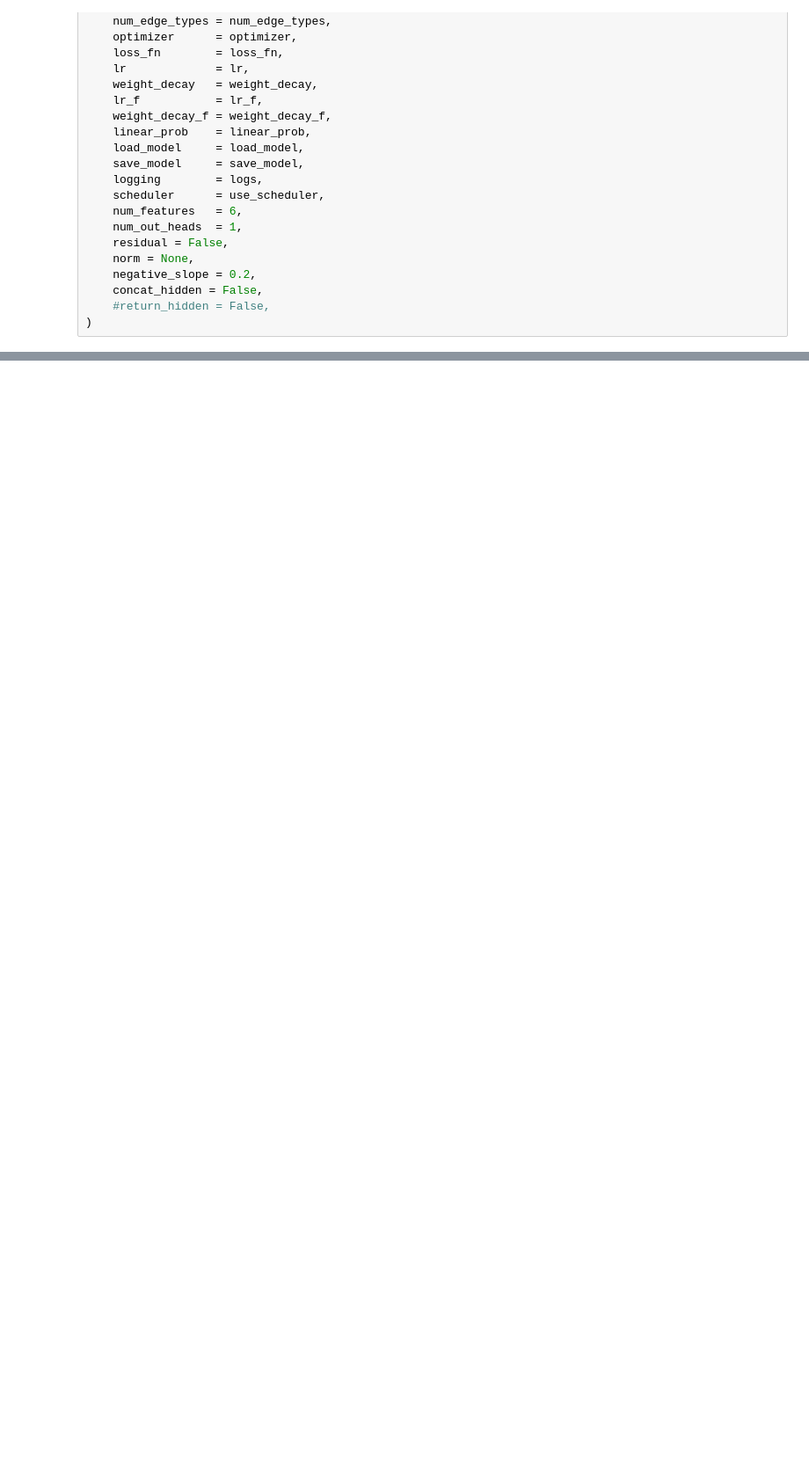
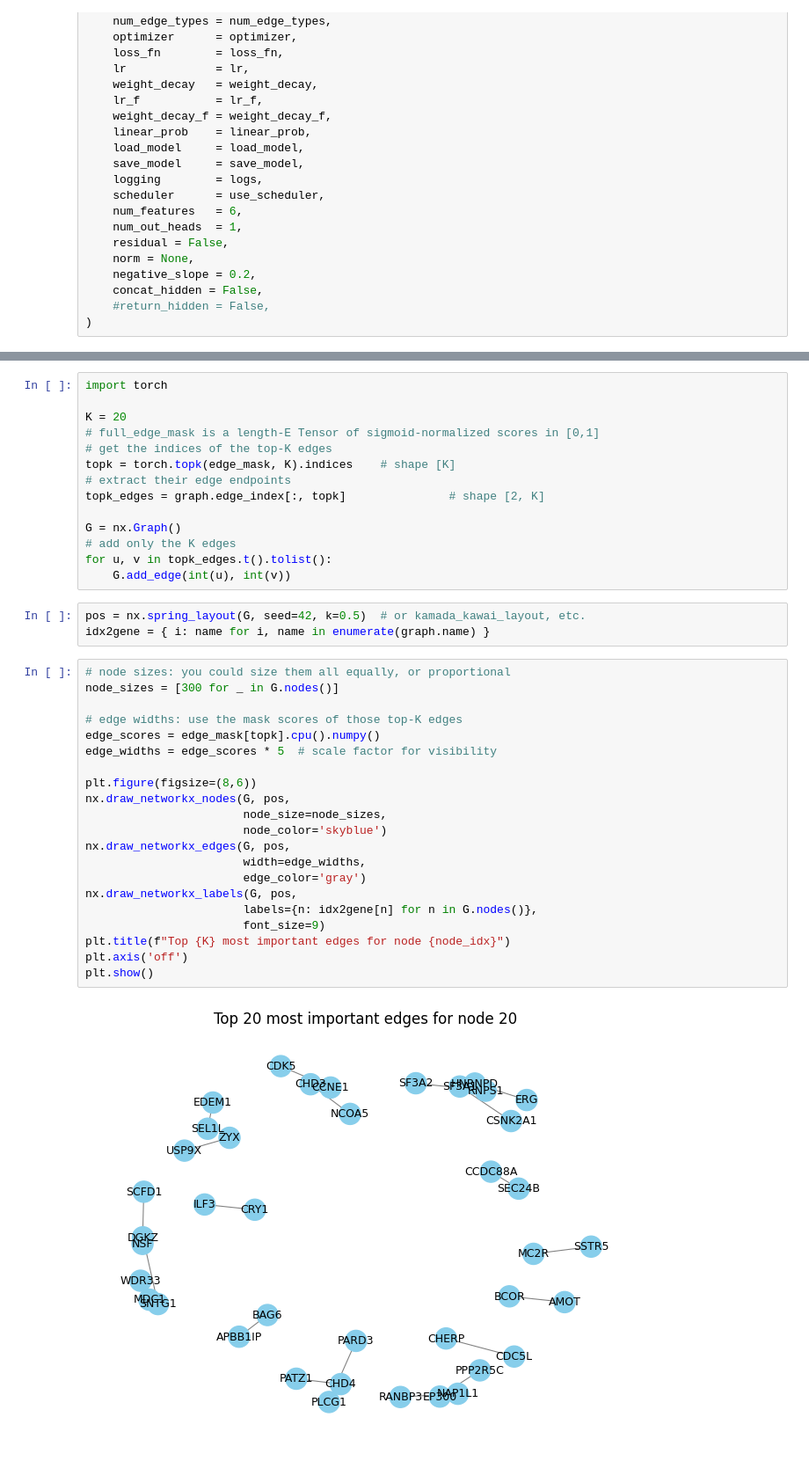
Before and after one commit to martina-occhetta/MORGaN, a Jupyter notebook: notebooks/06_explainer.ipynb, the cells around one changed output, grey strips where cells are left out. Shown: that part at 88% size. Drawn from its saved outputs; the diff is of its cells as text; blank space fills up the shorter version.

```diff
--- a/notebooks/06_explainer.ipynb
+++ b/notebooks/06_explainer.ipynb
@@ -176,0 +185,40 @@ graph.x.shape[0]
+# %%
+import torch
+
+K = 20
+# full_edge_mask is a length-E Tensor of sigmoid-normalized scores in [0,1]
+# get the indices of the top-K edges
+topk = torch.topk(edge_mask, K).indices    # shape [K]
+# extract their edge endpoints
+topk_edges = graph.edge_index[:, topk]               # shape [2, K]
+
+G = nx.Graph()
+# add only the K edges
+for u, v in topk_edges.t().tolist():
+    G.add_edge(int(u), int(v))
+# %%
+pos = nx.spring_layout(G, seed=42, k=0.5)  # or kamada_kawai_layout, etc.
+idx2gene = { i: name for i, name in enumerate(graph.name) }
+# %%
+# node sizes: you could size them all equally, or proportional
+node_sizes = [300 for _ in G.nodes()]
+
+# edge widths: use the mask scores of those top-K edges
+edge_scores = edge_mask[topk].cpu().numpy()
+edge_widths = edge_scores * 5  # scale factor for visibility
+
+plt.figure(figsize=(8,6))
+nx.draw_networkx_nodes(G, pos,
+                       node_size=node_sizes,
+                       node_color='skyblue')
+nx.draw_networkx_edges(G, pos,
+                       width=edge_widths,
+                       edge_color='gray')
+nx.draw_networkx_labels(G, pos,
+                       labels={n: idx2gene[n] for n in G.nodes()},
+                       font_size=9)
+plt.title(f"Top {K} most important edges for node {node_idx}")
+plt.axis('off')
+plt.show()
+# %% [output]
+[figure, added]
```
Also changed, not shown: parts of 10 cells of this notebook, 2 other files.
